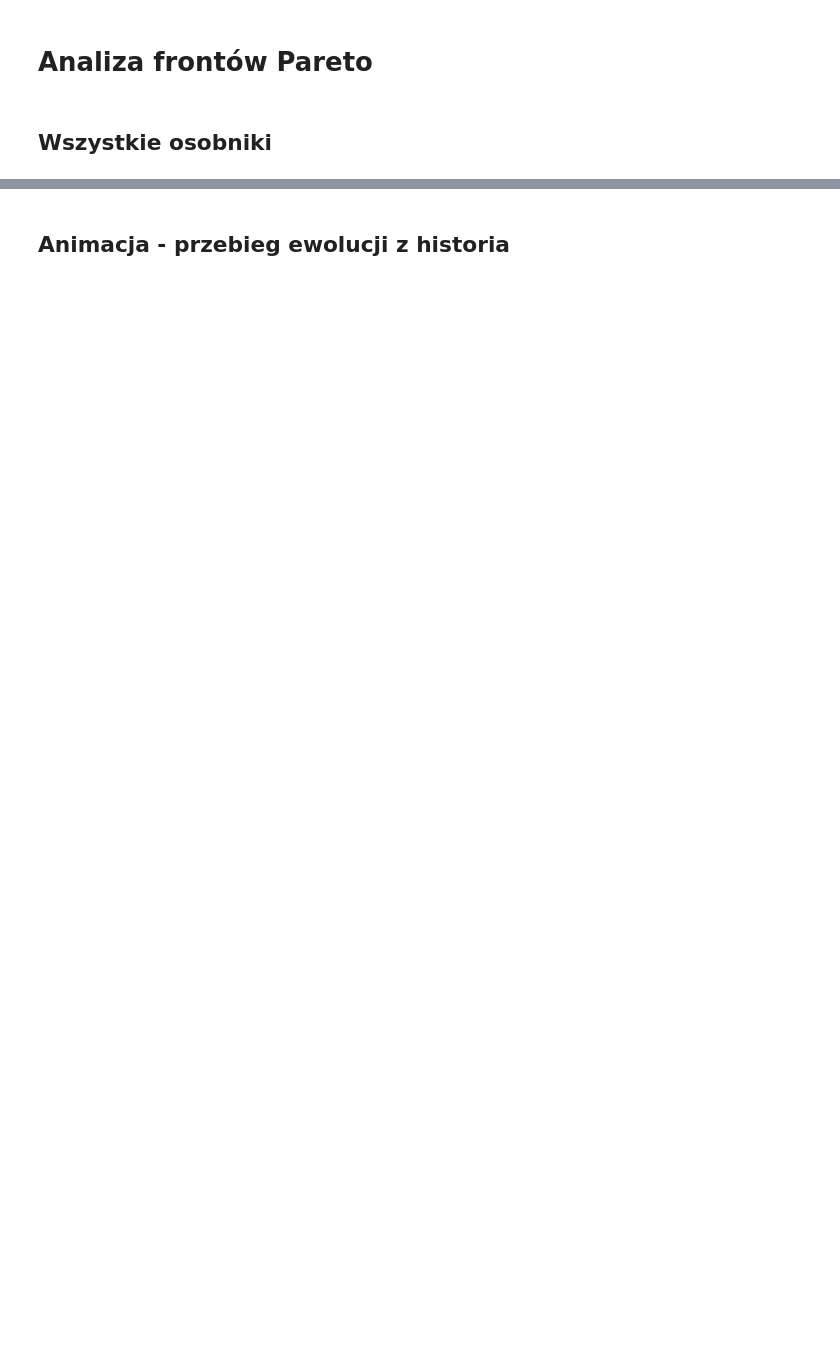
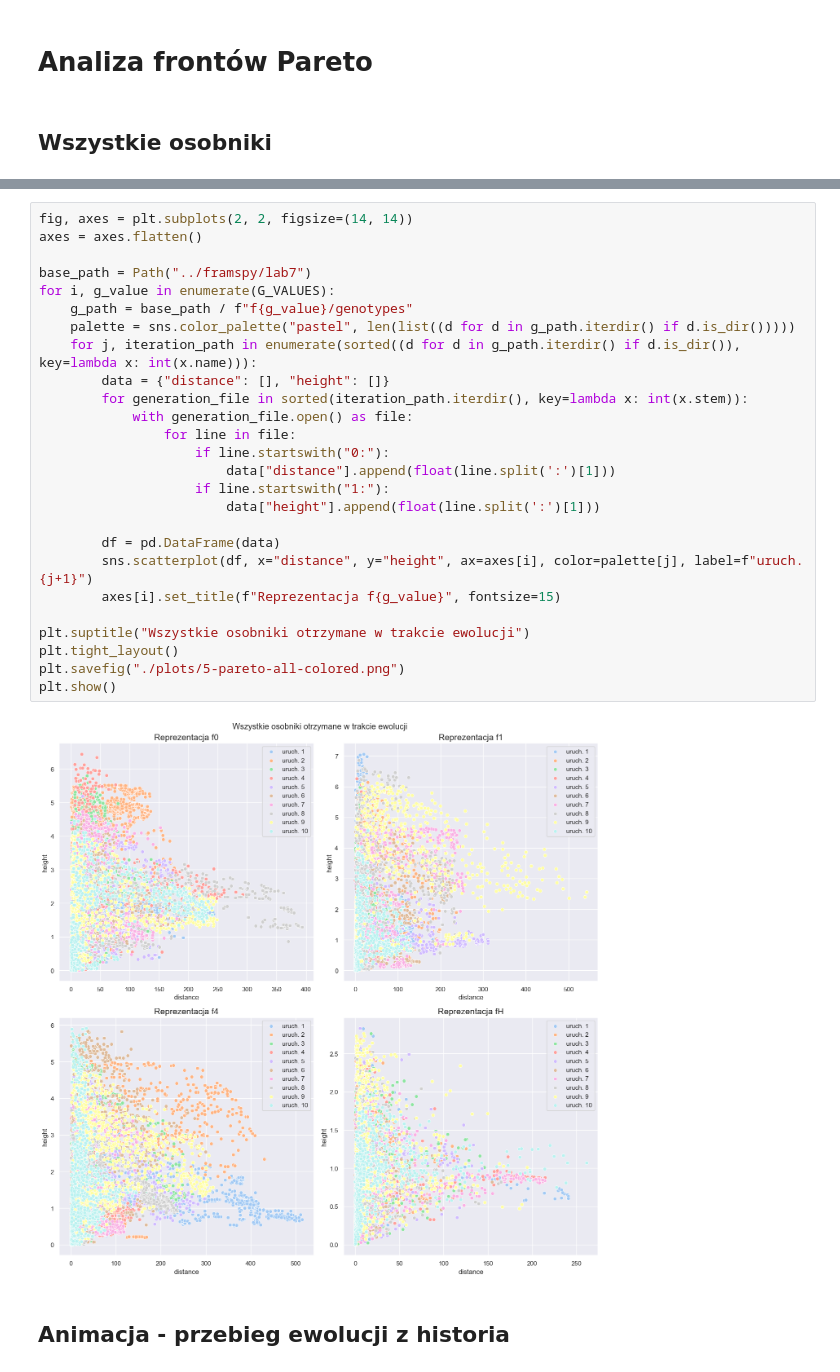
Before and after one commit to anras5/evolutionary-algorithms, a Jupyter notebook: lab7/lab7.ipynb, the cells around one changed output, grey strips where cells are left out. Drawn from its saved outputs; the diff is of its cells as text; blank space fills up the shorter version.

```diff
--- a/lab7/lab7.ipynb
+++ b/lab7/lab7.ipynb
@@ -222,3 +243,31 @@ plt.show()
+# %%
+fig, axes = plt.subplots(2, 2, figsize=(14, 14))
+axes = axes.flatten()
+
+base_path = Path("../framspy/lab7")
+for i, g_value in enumerate(G_VALUES):
+    g_path = base_path / f"f{g_value}/genotypes"
+    palette = sns.color_palette("pastel", len(list((d for d in g_path.iterdir() if d.is_dir()))))
+    for j, iteration_path in enumerate(sorted((d for d in g_path.iterdir() if d.is_dir()), key=lambda x: int(x.name))):
+        data = {"distance": [], "height": []}
+        for generation_file in sorted(iteration_path.iterdir(), key=lambda x: int(x.stem)):
+            with generation_file.open() as file:
+                for line in file:
+                    if line.startswith("0:"):
+                        data["distance"].append(float(line.split(':')[1]))
+                    if line.startswith("1:"):
+                        data["height"].append(float(line.split(':')[1]))
+
+        df = pd.DataFrame(data)
+        sns.scatterplot(df, x="distance", y="height", ax=axes[i], color=palette[j], label=f"uruch. {j+1}")
+        axes[i].set_title(f"Reprezentacja f{g_value}", fontsize=15)
+
+plt.suptitle("Wszystkie osobniki otrzymane w trakcie ewolucji")
+plt.tight_layout()
+plt.savefig("./plots/5-pareto-all-colored.png")
+plt.show()
+# %% [output]
+[figure, added]
 # %% [markdown]
 ## Animacja - przebieg ewolucji z historia
 # %%
```
Also changed, not shown: parts of 9 cells of this notebook, 13 other files.
